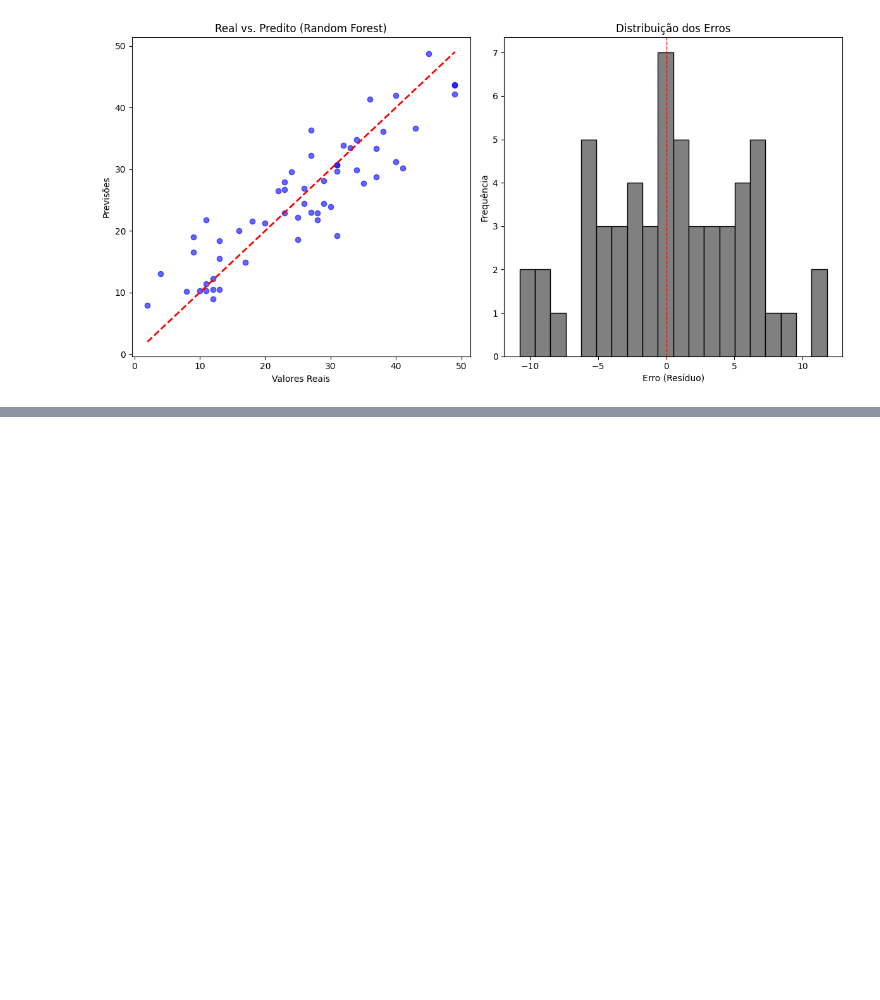
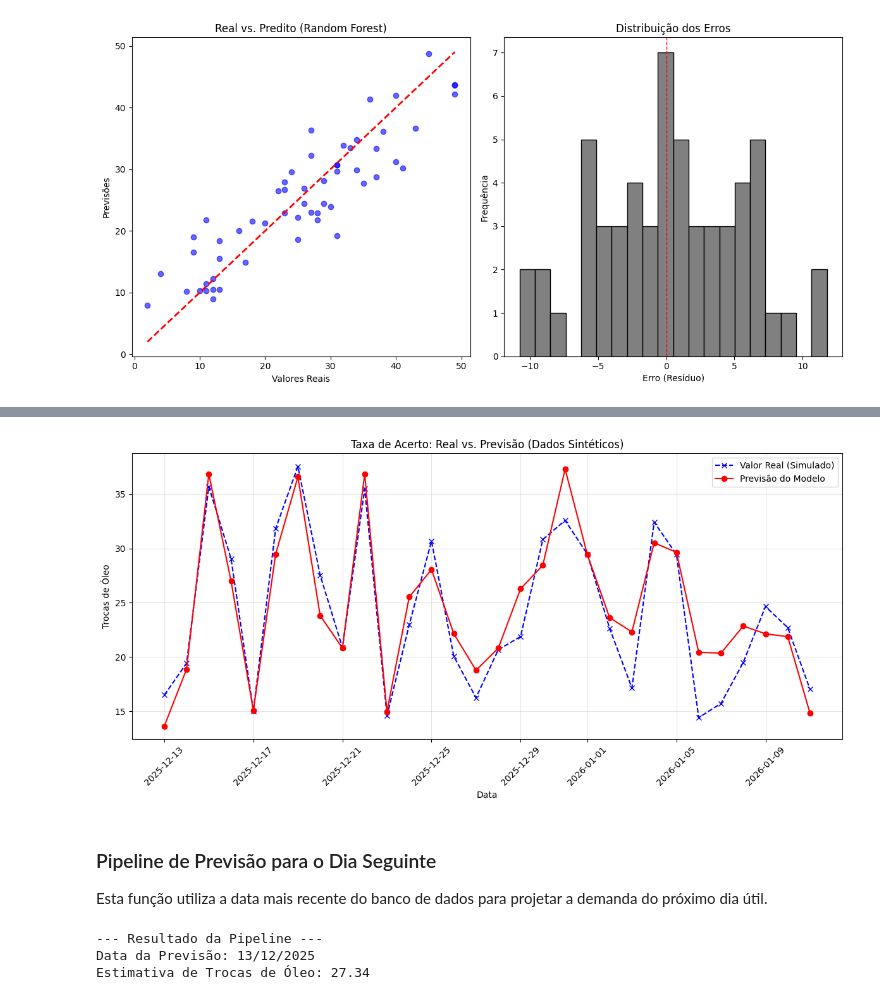
Before and after one commit to gabryellenpa/mecaniQA-belo_horizonte, a Jupyter notebook: mecaniQA_belo_horizonte.ipynb, the cells around one changed output, grey strips where cells are left out. Drawn from its saved outputs; the diff is of its cells as text; code cells hidden in the pictures; blank space fills up the shorter version.

```diff
--- a/mecaniQA_belo_horizonte.ipynb
+++ b/mecaniQA_belo_horizonte.ipynb
@@ -351,0 +427,51 @@ plt.show()
+# %%
+# 3. Gráfico Comparativo de Acertos
+plt.figure(figsize=(12, 6))
+
+plt.plot(df_teste_sintetico['Data'], y_real_sint, label='Valor Real (Simulado)', color='blue', linestyle='--', marker='x')
+plt.plot(df_teste_sintetico['Data'], y_pred_sint, label='Previsão do Modelo', color='red', marker='o')
+
+plt.title('Taxa de Acerto: Real vs. Previsão (Dados Sintéticos)')
+plt.xlabel('Data')
+plt.ylabel('Trocas de Óleo')
+plt.legend()
+plt.grid(True, alpha=0.3)
+plt.xticks(rotation=45)
+plt.tight_layout()
+plt.show()
+# %% [output]
+[figure, added]
+# %% [markdown]
+### Pipeline de Previsão para o Dia Seguinte
+Esta função utiliza a data mais recente do banco de dados para projetar a demanda do próximo dia útil.
+# %%
+def prever_proximo_dia(modelo, dataframe_base, manutencao_esperada):
+    # 1. Identificar a última data e calcular a próxima
+    ultima_data = dataframe_base['Data'].max()
+    proxima_data = ultima_data + pd.Timedelta(days=1)
+
+    # 2. Extrair features temporais
+    dados_novo_dia = pd.DataFrame({
+        'Ano': [proxima_data.year],
+        'Mes': [proxima_data.month],
+        'Dia': [proxima_data.day],
+        'Dia_Semana': [proxima_data.dayofweek],
+        'Manutencao_Motor': [manutencao_esperada]
+    })
+
+    # 3. Executar Predição
+    predicao = modelo.predict(dados_novo_dia)[0]
+
+    return proxima_data, predicao
+
+# Exemplo de uso:
+# Supondo que esperamos 12 manutenções de motor amanhã
+proxima_data, valor_previsto = prever_proximo_dia(rf_model, df_limpo, manutencao_esperada=12)
+
+print(f"--- Resultado da Pipeline ---")
+print(f"Data da Previsão: {proxima_data.strftime('%d/%m/%Y')}")
+print(f"Estimativa de Trocas de Óleo: {valor_previsto:.2f}")
+# %% [output]
+--- Resultado da Pipeline ---
+Data da Previsão: 13/12/2025
+Estimativa de Trocas de Óleo: 27.34
```
Also changed, not shown: parts of 4 cells of this notebook.
